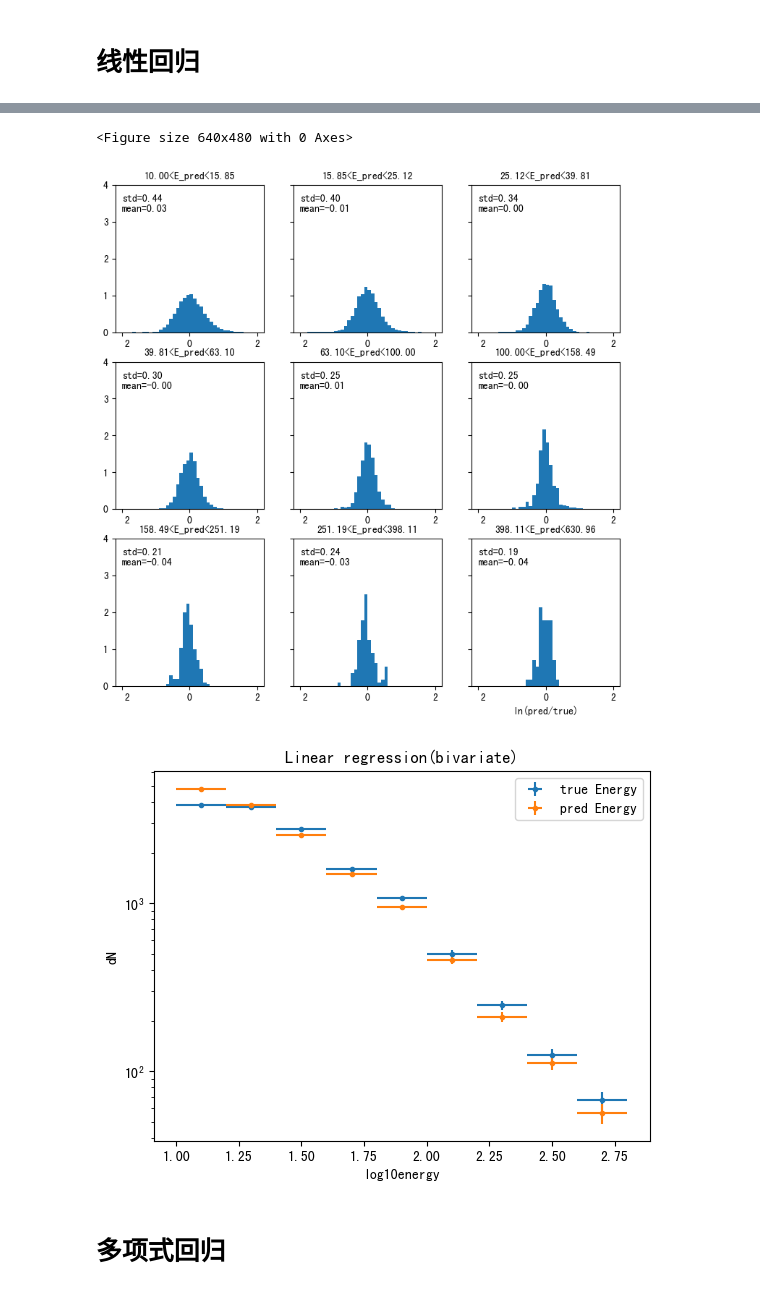
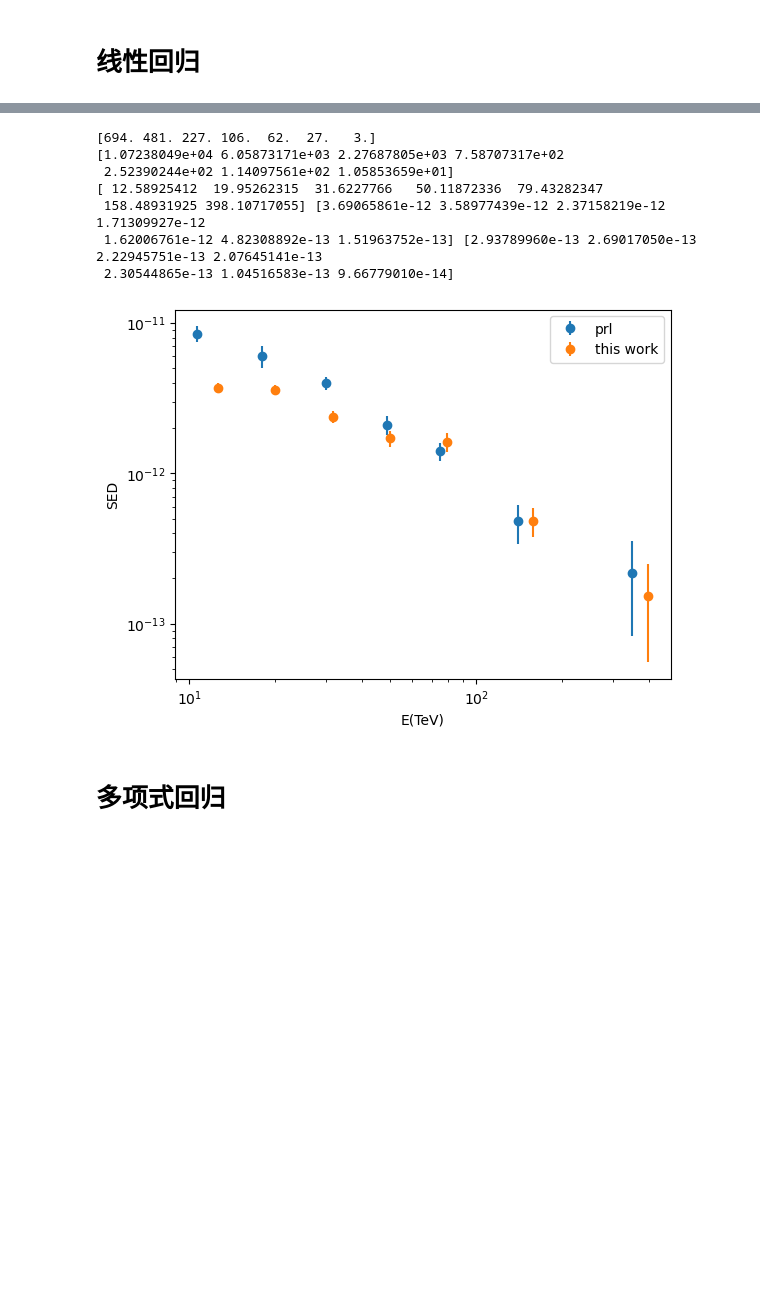
Before and after one commit to hukongyi/Gamma_Energy, a Jupyter notebook: GetEnergy.ipynb, the cells around one changed output, grey strips where cells are left out. Saved outputs shown, nothing was run; the diff lists cells and outputs as text; code cells hidden in the pictures; blank space fills up the shorter version.

```diff
--- a/GetEnergy.ipynb
+++ b/GetEnergy.ipynb
@@ -237,4 +245,5 @@ Epoch 6000, loss: 0.0478
 # %%
-check_fit(energy_pred, energy_orgin, "线性回归（单变量）")
+check_fit(energy_pred, energy_orgin,
+          "Linear regression (univariate)", tmpsavepath)
 # %% [output]
 <Figure size 640x480 with 0 Axes>
@@ -297,8 +253,24 @@ Epoch 6000, loss: 0.0290
-# %%
-check_fit(energy_pred, energy_orgin, "Linear regression(bivariate)")
-# %% [output]
-<Figure size 640x480 with 0 Axes>
-[figure, removed]
-[figure, removed]
+# %%
+ExptEnergy = np.zeros(Exptdata["theta"].shape)
+for i in range(4):
+    tmpcut = np.where((Exptdata["sectheta"] > sectheta_min[i]) & (
+        Exptdata["sectheta"] < sectheta_max[i]))
+    model = Linear_model_list[i]
+    x = np.log10(Exptdata["S50"][tmpcut])
+    x = torch.from_numpy(x.reshape(-1, 1)).float()
+    ExptEnergy[tmpcut] = 10**(model(x).detach().numpy()
+                              .reshape(ExptEnergy[tmpcut].shape))
+# %%
+GetSpectrum(Exptdata, ExptEnergy, energy_pred, sectheta_test, sumpf_test,
+            theta_test, phi_test, pritheta_test, priphi_test, test_size, tmpsavepath)
+# %% [output]
+[694. 481. 227. 106.  62.  27.   3.]
+[1.07238049e+04 6.05873171e+03 2.27687805e+03 7.58707317e+02
+ 2.52390244e+02 1.14097561e+02 1.05853659e+01]
+[ 12.58925412  19.95262315  31.6227766   50.11872336  79.43282347
+ 158.48931925 398.10717055] [3.69065861e-12 3.58977439e-12 2.37158219e-12 1.71309927e-12
+ 1.62006761e-12 4.82308892e-13 1.51963752e-13] [2.93789960e-13 2.69017050e-13 2.22945751e-13 2.07645141e-13
+ 2.30544865e-13 1.04516583e-13 9.66779010e-14]
+[figure, added]
 # %% [markdown]
 # 多项式回归
```
Also changed, not shown: parts of 64 cells of this notebook, 48 other files.
